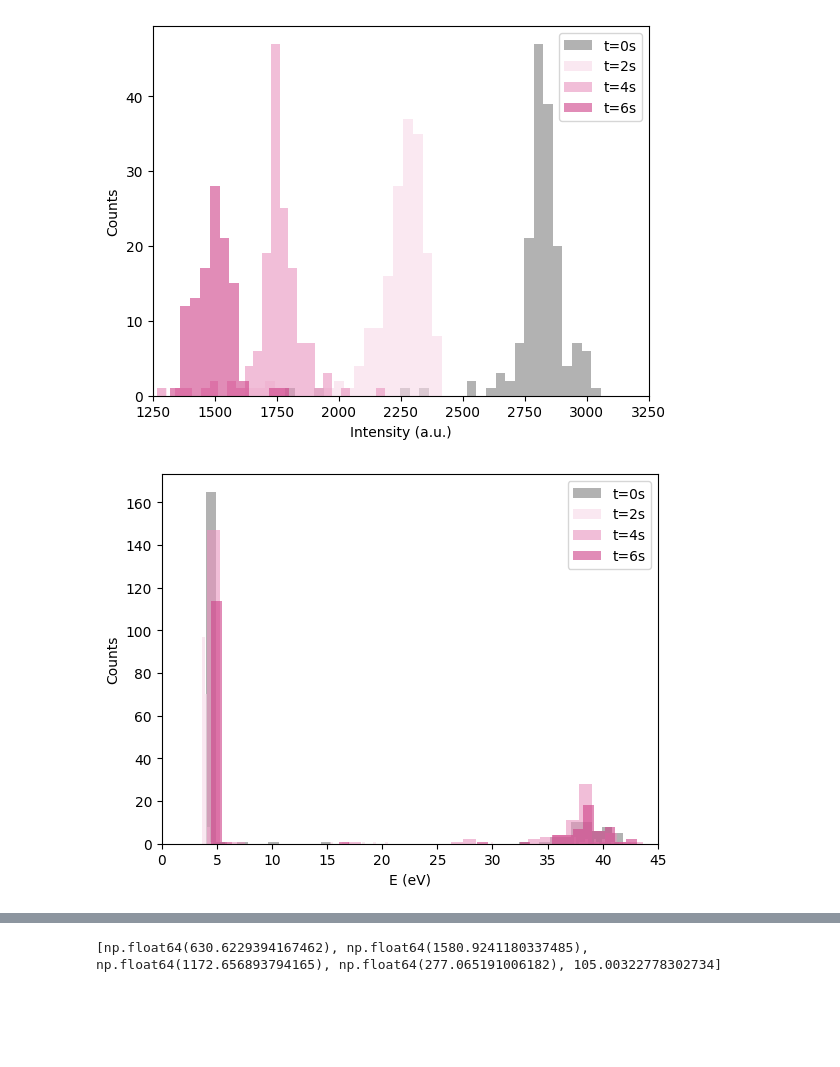
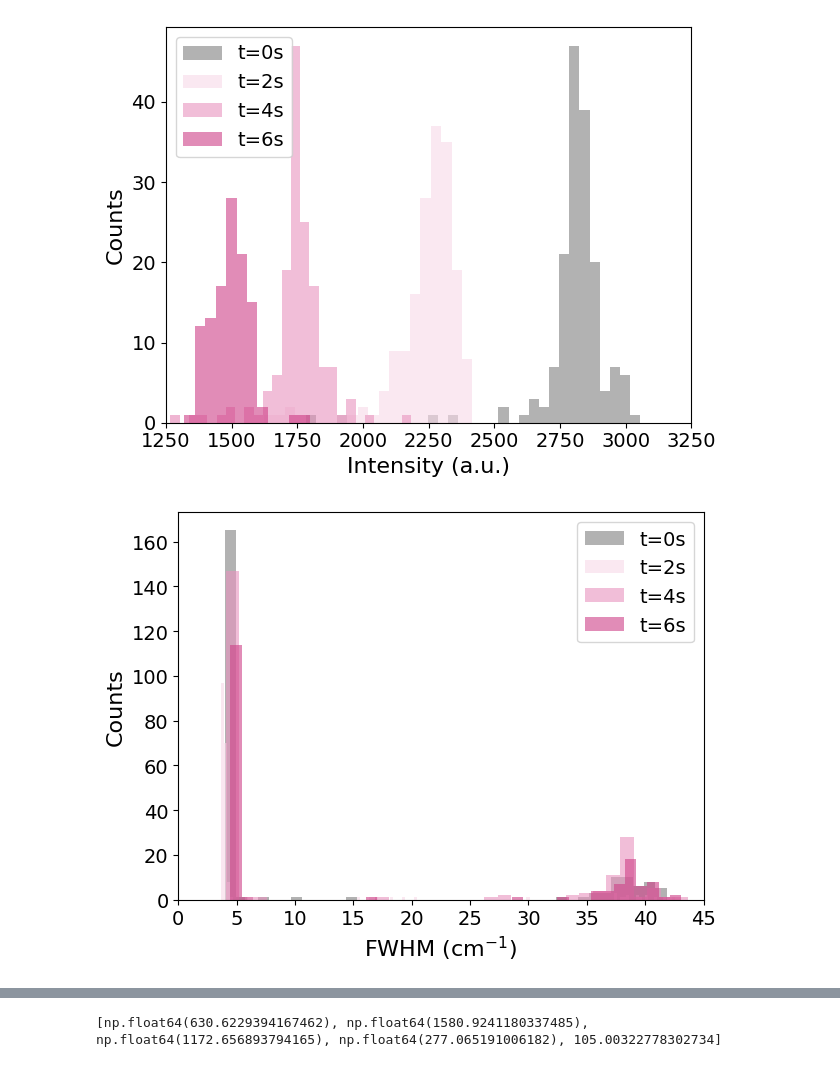
Before and after one commit to weronika-coder/praca_inzynierska, a Jupyter notebook: analiza/próbka1/analiza.ipynb, the cells around one changed output, grey strips where cells are left out. Cells and saved outputs as stored; diff of their text form; code cells hidden in the pictures; blank space fills up the shorter version.

```diff
--- a/analiza/próbka1/analiza.ipynb
+++ b/analiza/próbka1/analiza.ipynb
@@ -101,7 +102,15 @@ centers_Raman_LA_6s, fwhms_Raman_LA_6s, intensities_Raman_LA_6s = lorentz2map(rs
 centers_Raman_LA_8s, fwhms_Raman_LA_8s, intensities_Raman_LA_8s =fitLorentz((rs_Raman_8s, I_Raman_8s,255,265))
 # %%
 #histogramy pozycji piku PL
-
+plt.rcParams.update(
+        {
+            "axes.labelsize": 18,
+            "xtick.labelsize": 16,
+            "ytick.labelsize": 16,
+            "legend.fontsize": 16,
+            "figure.autolayout": True,
+        }
+    )
 plt.hist(centers_PL_0s, bins=70, label="t=0s", alpha=0.6, color='gray')
 plt.hist(centers_PL_2s, bins=6, label="t=2s", alpha=0.80,color='#F7D9E8')
 plt.hist(centers_PL_4s, bins=8, label="t=4s", alpha=0.70,color='#E993BE')
@@ -167,21 +176,21 @@ plt.legend()
 plt.xlim(1250,3250)
 plt.savefig(sciezka/'histogram_intensywnosci_Raman_EA.png')
 # %% [output]
-[figure, old version]
+[figure, new version]
 # %%
 #histogramy fwhm piku Raman E i A
 
 plt.hist(fwhms_Raman_EA_0s, bins=40, label="t=0s", alpha=0.6, color='gray')
 plt.hist(fwhms_Raman_EA_2s, bins=150, label="t=2s", alpha=0.6,color='#F7D9E8')
 plt.hist(fwhms_Raman_EA_4s, bins=40, label="t=4s", alpha=0.6,color='#E993BE')
 plt.hist(fwhms_Raman_EA_6s, bins=40, label="t=6s", alpha=0.6,color="#CE4087")
-plt.xlabel(r"E (eV)")
+plt.xlabel(r"FWHM (cm$^{-1}$)")
 plt.ylabel("Counts")
 plt.legend()
 plt.xlim(0,45)
 plt.savefig(sciezka/'histogram_fwhm_Raman_EA.png')
 # %% [output]
-[figure, old version]
+[figure, new version]
 # %%
 #histogramy pozycji piku Raman 2LA(M)
 
```
Also changed, not shown: parts of 17 cells of this notebook, 58 other files.
